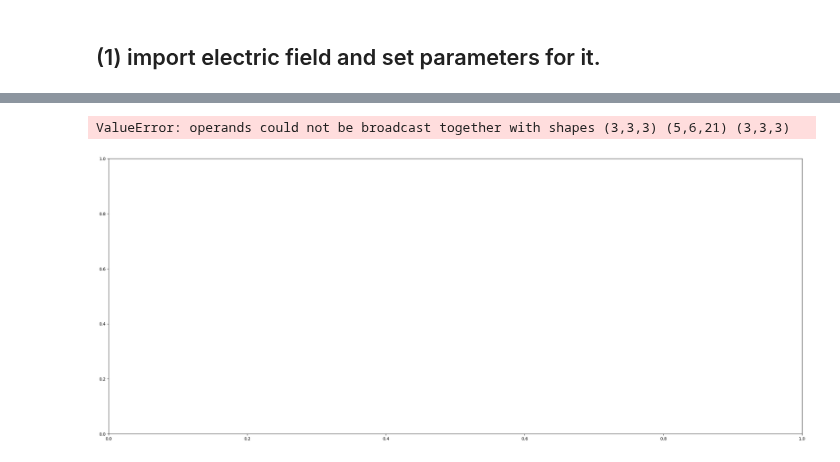
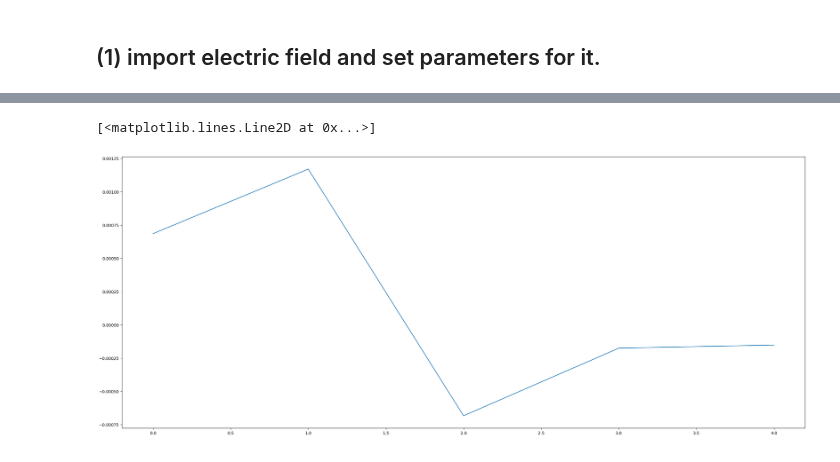
Before and after one commit to HaeffnerLab/integrated_photonics_bem, a Jupyter notebook: examples/sqip/IV_Convergence.ipynb, the cells around one changed output, grey strips where cells are left out. Drawn from its saved outputs; the diff is of its cells as text; code cells hidden in the pictures.

```diff
--- a/examples/sqip/IV_Convergence.ipynb
+++ b/examples/sqip/IV_Convergence.ipynb
@@ -74,3 +74,32 @@ used_order2multipoles = ['U1', 'U2', 'U3','U4','U5']
 used_multipoles = used_order1multipoles + used_order2multipoles
 
 sfinal = MultipoleControl(trap, position, roi, controlled_electrodes, used_multipoles, order)
+# %%
+from utils.expansion import spher_harm_expansion
+###### loading in pickle file ###############################
+# import data, and define parameters
+#controlled electrodes- this will define which electrodes will be used to control your trap
+
+xl = 0
+yl = 50e-3
+zl=0
+
+position = [xl, yl, zl]
+
+size=20
+soln_voltages = np.zeros((len(sim_list),18))
+fig, ax = plt.subplots(figsize=(30, 12))
+
+sim_list = [5e-4,2.5e-4,1.25e-4,6.25e-5,3.125e-5]
+for i in np.arange(len(sim_list)):
+    controlled_electrodes = []
+    path = module_path+'/inter_results/inter_results_mit/mit_LL_'+str(radius)+'_'+str(sim_list[i])+'_simulation.pkl'
+    f = open(path, 'rb')
+    trap = pickle.load(f)
+    f.close()
+    pots = np.sum(np.sum(trap['electrodes']['DC1']['potential'],1),1)
+
+    ax.plot(pots,label="field_result_"+str(sim_list[i]))
+#     ax.set_ylim(0,2)
+    ax.legend()
+#         ax1.set_xticklabels(s.multipole_names, rotation=-90, fontsize=10)
@@ -84,7 +115,8 @@ size=20
 soln_voltages = np.zeros((len(sim_list),18))
 fig, ax = plt.subplots(figsize=(30, 12))
 
-sim_list = [0.001,3.125e-5]
+sim_list = [5e-4,2.5e-4,1.25e-4,6.25e-5,3.125e-5]
+soln_list = np.zeros((5,9))
 for i in np.arange(len(sim_list)):
     controlled_electrodes = []
     path = module_path+'/inter_results/inter_results_mit/mit_LL_'+str(radius)+'_'+str(sim_list[i])+'_simulation.pkl'
@@ -107,38 +139,36 @@ for i in np.arange(len(sim_list)):
     v1 = pd.Series(np.zeros(len(controlled_electrodes)), index=controlled_electrodes)
     vs = []
     for ele in s.electrode_names:
         v = v1.copy()
         v[ele] = 1
         vs.append(v)
 
     numMUltipoles = len(used_multipoles)
     Coeffs = pd.DataFrame()
     s.update_origin_roi(r0, roi)
     m0 = True
     norm_list = np.zeros(len(used_multipoles))
     for key in used_multipoles:
         multipole_coeffs = pd.Series(np.zeros(len(used_multipoles)), index=used_multipoles)
         multipole_coeffs[key] = 1
         voltages = s.setMultipoles(multipole_coeffs)
         Mj,Yj,scale = spher_harm_expansion(sfinal.potentialControl_roi(voltages), r0,
                                            sfinal.X_roi,sfinal.Y_roi,sfinal.Z_roi, order)
         generated = np.zeros(9)
         generated[0] = Mj[0]
         generated[1] = Mj[3]
         generated[2] = Mj[1]
         generated[3] = Mj[2]
         generated[4] = Mj[8]
         generated[5] = Mj[6]
         generated[6] = Mj[4]
         generated[7] = Mj[5]
         generated[8] = Mj[7]
-        if m0:
-            norm_list[i]=np.linalg.norm(multipole_coeffs-generated[1:9])
-        m0 = False
-    ax.plot(norm_list,label="field_result_"+str(sim_list[i]))
-#     ax.set_ylim(0,2)
-    ax.legend()
+    soln_list[i] = generated
+    # ax.plot(generated[0],label="field_result_"+str(sim_list[i])+'C')
+    # ax.legend()
 #         ax1.set_xticklabels(s.multipole_names, rotation=-90, fontsize=10)
+ax.plot(soln_list[:,0])
 # %% [output]
-ValueError: operands could not be broadcast together with shapes (3,3,3) (5,6,21) (3,3,3)
+[<matplotlib.lines.Line2D at 0x...>]
-[figure, old version]
+[figure, new version]
```
Also changed, not shown: parts of 1 cell of this notebook, 1 other file.
